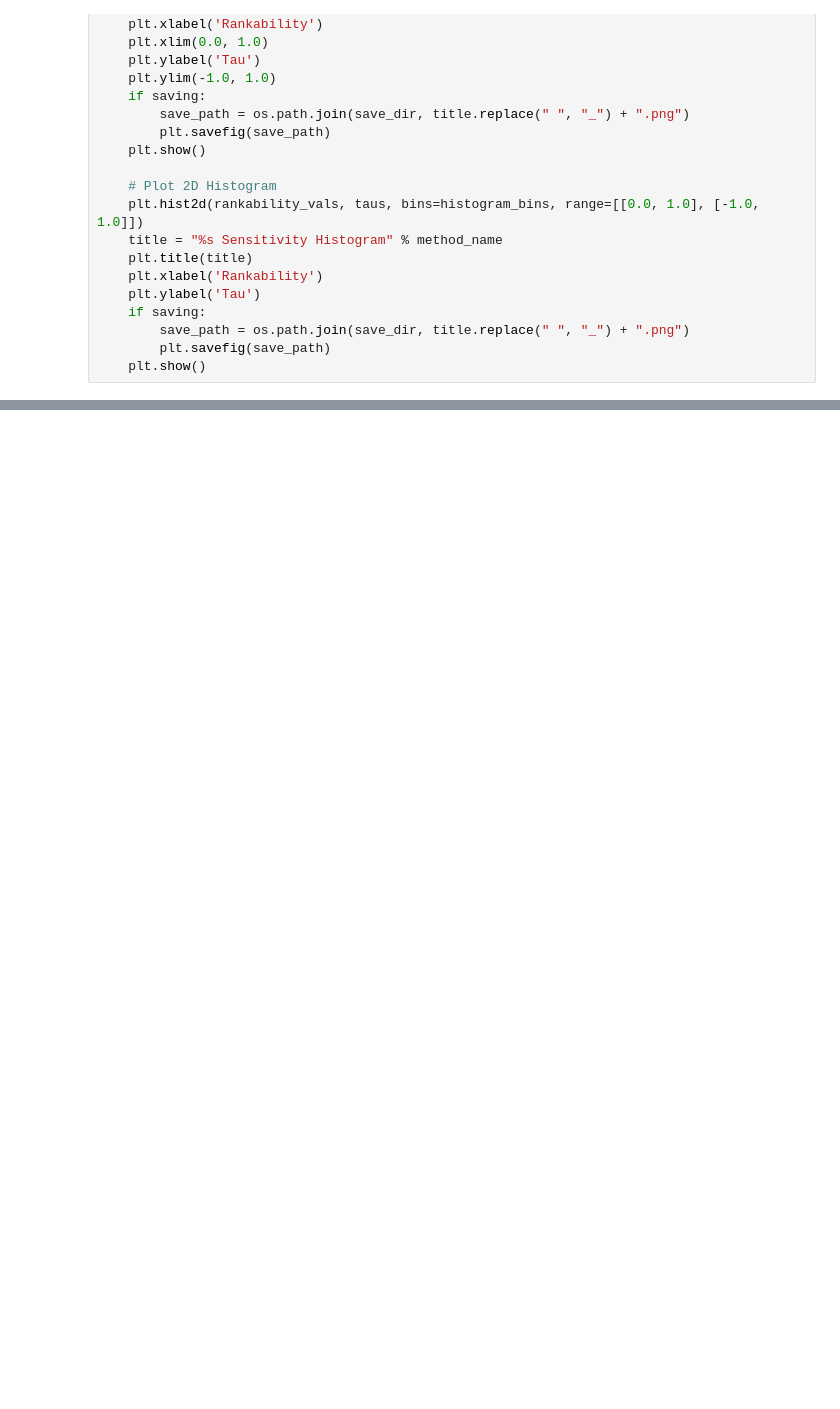
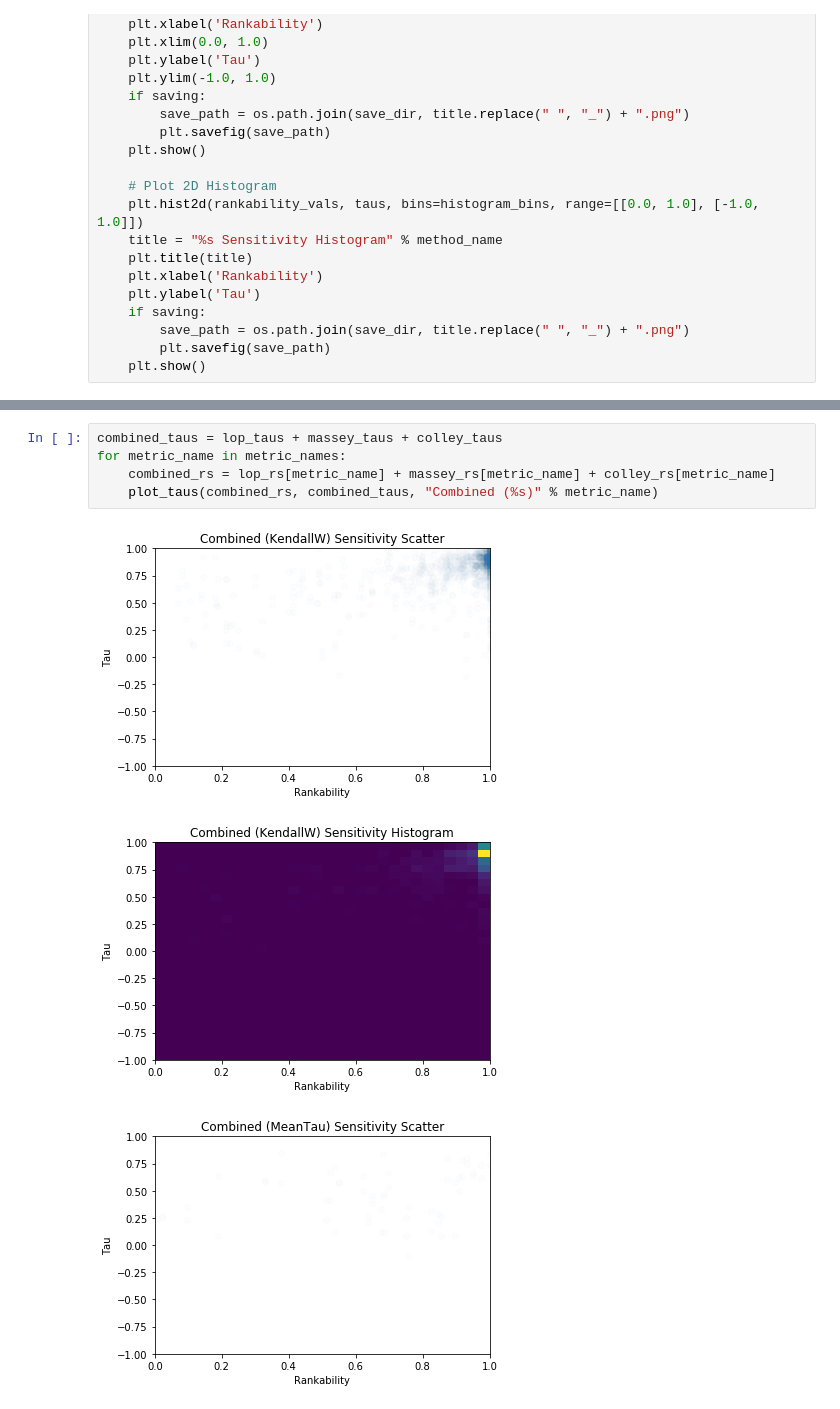
Before and after one commit to IGARDS/sensitivity_study, a Jupyter notebook: src/rankability_sensitivity_tests.ipynb, the cells around one changed output, grey strips where cells are left out. Drawn from its saved outputs; the diff is of its cells as text; blank space fills up the shorter version.

```diff
--- a/src/rankability_sensitivity_tests.ipynb
+++ b/src/rankability_sensitivity_tests.ipynb
@@ -119,0 +122,9 @@ plot_taus(combined_rankability_meanTau, combined_taus, "Combined (mean tau)")
+# %%
+combined_taus = lop_taus + massey_taus + colley_taus
+for metric_name in metric_names:
+    combined_rs = lop_rs[metric_name] + massey_rs[metric_name] + colley_rs[metric_name]
+    plot_taus(combined_rs, combined_taus, "Combined (%s)" % metric_name)
+# %% [output]
+[figure, added]
+[figure, added]
+[figure, added]
```
Also changed, not shown: parts of 10 cells of this notebook.
